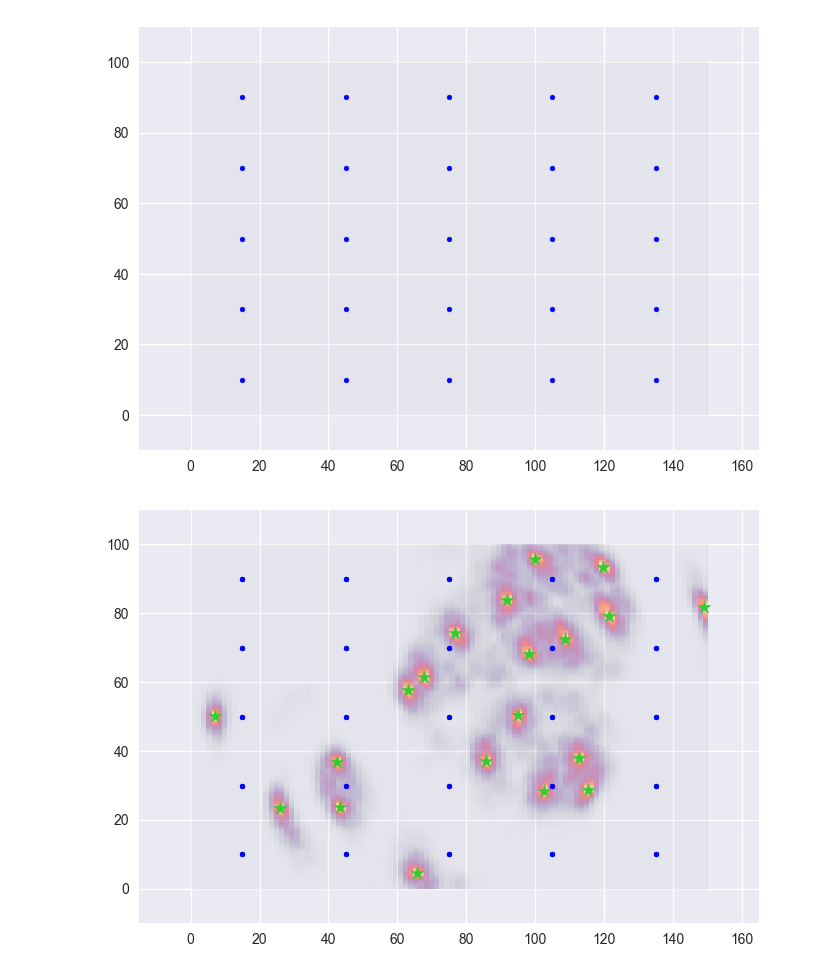
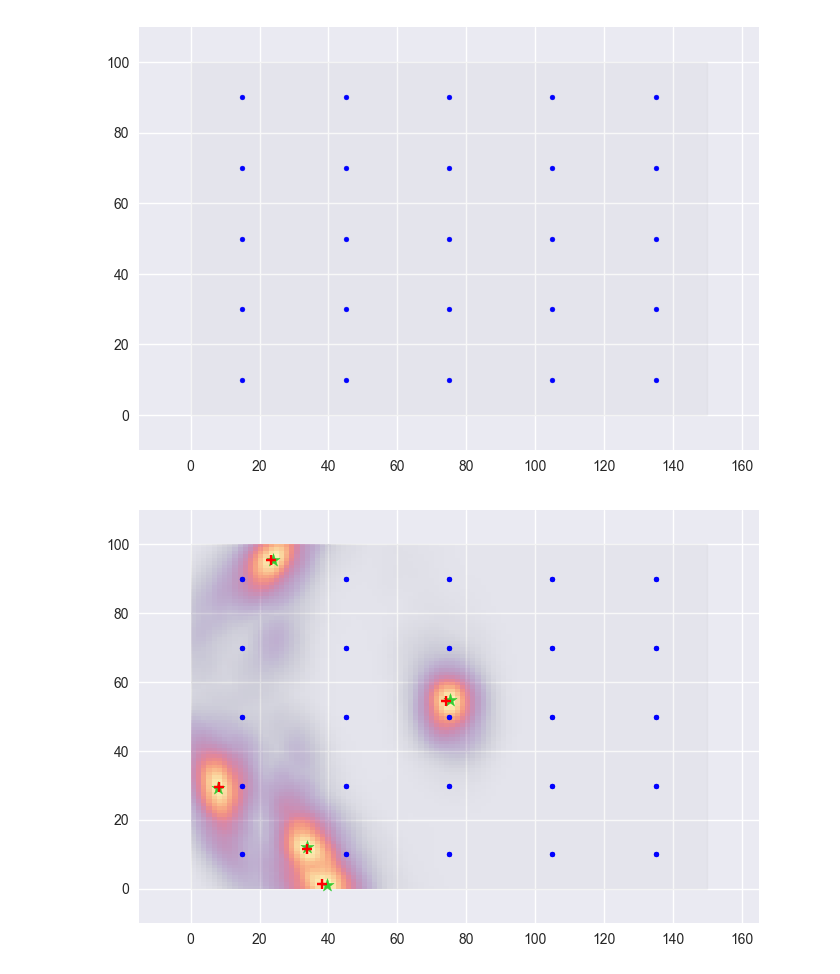
Before and after one commit to noaham/sigsen, a Jupyter notebook: examples/example.ipynb, the cells around one changed output. Cells and saved outputs as stored; diff of their text form; code cells hidden in the pictures.

```diff
--- a/examples/example.ipynb
+++ b/examples/example.ipynb
@@ -8,8 +8,8 @@ fig, ax = range.display()
 # %% [output]
 [figure]
 # %%
-sigs = range.gen_data(20, noise=0.01)
-sigs.compute_distribution((150,100))
-_, _ = sigs.display(exp_factor=0.000003)
+sigs = range.gen_data(5, noise=1)
+sigs.compute_distribution((100,100))
+_, _ = sigs.display(exp_factor=0.0025)
 # %% [output]
-[figure, old version]
+[figure, new version]
```
Also changed, not shown: 2 other files.
